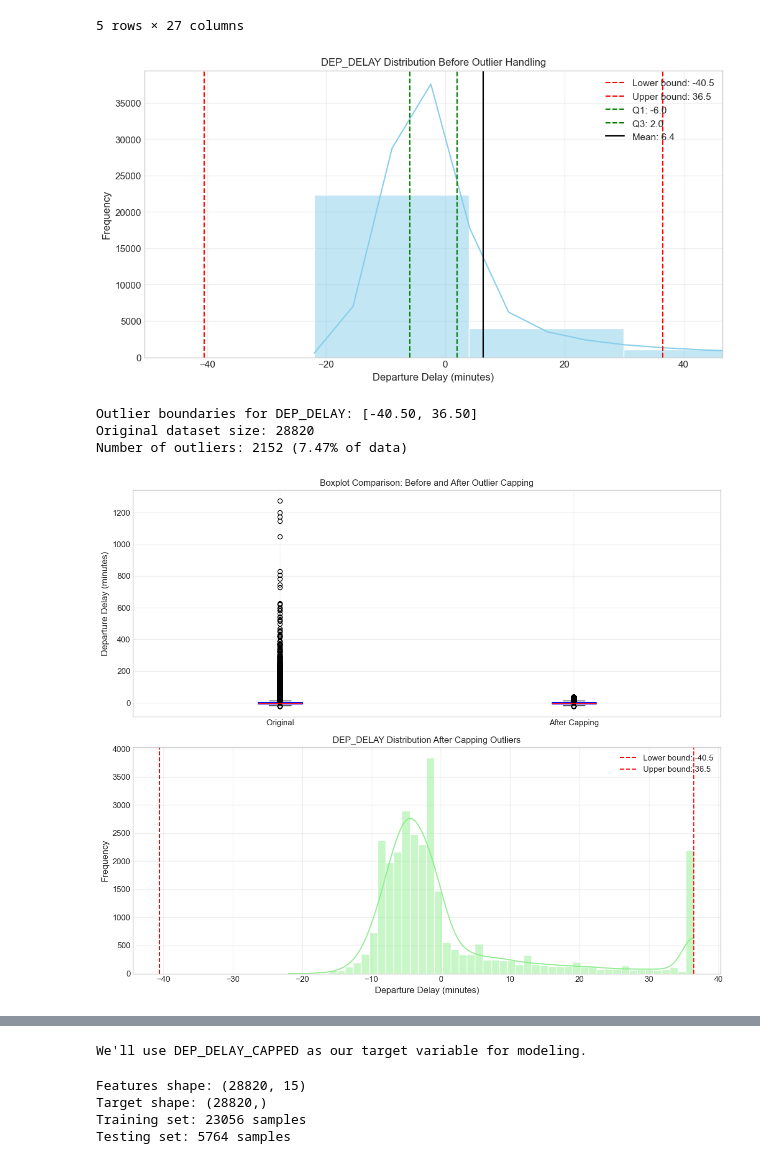
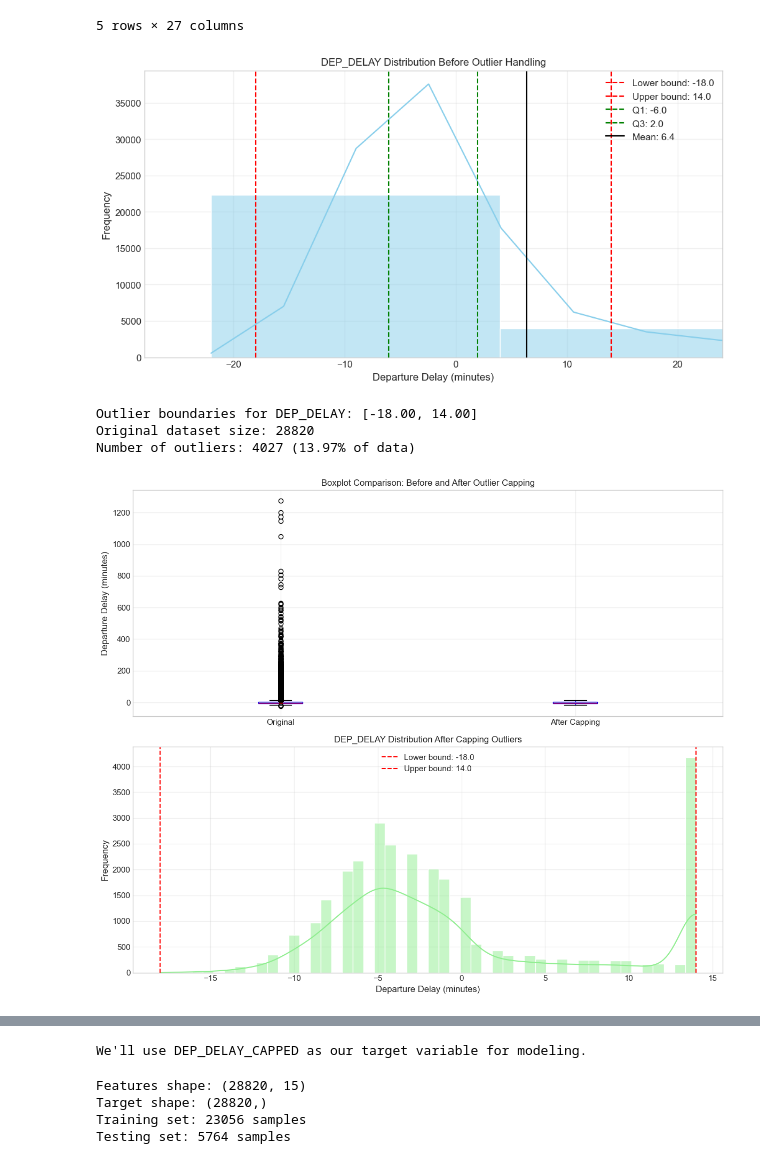
Before and after one commit to iamalexhere/flightdelay-predictor-notebook, a Jupyter notebook: flight_delay_predictor.ipynb, the cells around one changed output, grey strips where cells are left out. Saved outputs shown, nothing was run; the diff lists cells and outputs as text; code cells hidden in the pictures.

```diff
--- a/flight_delay_predictor.ipynb
+++ b/flight_delay_predictor.ipynb
@@ -519,7 +519,7 @@ sns.histplot(df['DEP_DELAY'], bins=50, kde=True, color='skyblue')
 # Calculate IQR for departure delay
 Q1 = df['DEP_DELAY'].quantile(0.25)
 Q3 = df['DEP_DELAY'].quantile(0.75)
-IQR = Q3 + 1.5 * IQR
+IQR = Q3 - Q1
 
 # Define outlier boundaries
 lower_bound = Q1 - 1.5 * IQR
@@ -572,35 +572,35 @@ plt.subplot(2, 1, 2)
 sns.histplot(df['DEP_DELAY_CAPPED'], kde=True, bins=50, color='lightgreen')
 plt.axvline(x=lower_bound, color='red', linestyle='--', label=f'Lower bound: {lower_bound:.1f}')
 plt.axvline(x=upper_bound, color='red', linestyle='--', label=f'Upper bound: {upper_bound:.1f}')
 plt.title('DEP_DELAY Distribution After Capping Outliers')
 plt.xlabel('Departure Delay (minutes)')
 plt.ylabel('Frequency')
 plt.legend()
 plt.grid(True, alpha=0.3)
 
 plt.tight_layout()
 plt.show()
 
 # Compare original and capped distributions
 plt.figure(figsize=(14, 6))
 plt.subplot(1, 2, 1)
 sns.histplot(df['DEP_DELAY'], kde=True, bins=30)
 plt.title('Original DEP_DELAY Distribution')
 plt.grid(True, alpha=0.3)
 
 plt.subplot(1, 2, 2)
 sns.histplot(df['DEP_DELAY_CAPPED'], kde=True, bins=30)
 plt.title('Capped DEP_DELAY Distribution')
 plt.grid(True, alpha=0.3)
 
 plt.tight_layout()
 plt.show()
 
 # We'll use the capped version as our target variable
 print("We'll use DEP_DELAY_CAPPED as our target variable for modeling.")
 # %% [output]
-[figure, old version]
+[figure, new version]
-Outlier boundaries for DEP_DELAY: [-40.50, 36.50]
+Outlier boundaries for DEP_DELAY: [-18.00, 14.00]
 Original dataset size: 28820
-Number of outliers: 2152 (7.47% of data)
+Number of outliers: 4027 (13.97% of data)
-[figure, old version]
+[figure, new version]
```
Also changed, not shown: parts of 11 cells of this notebook, 3 other files.
